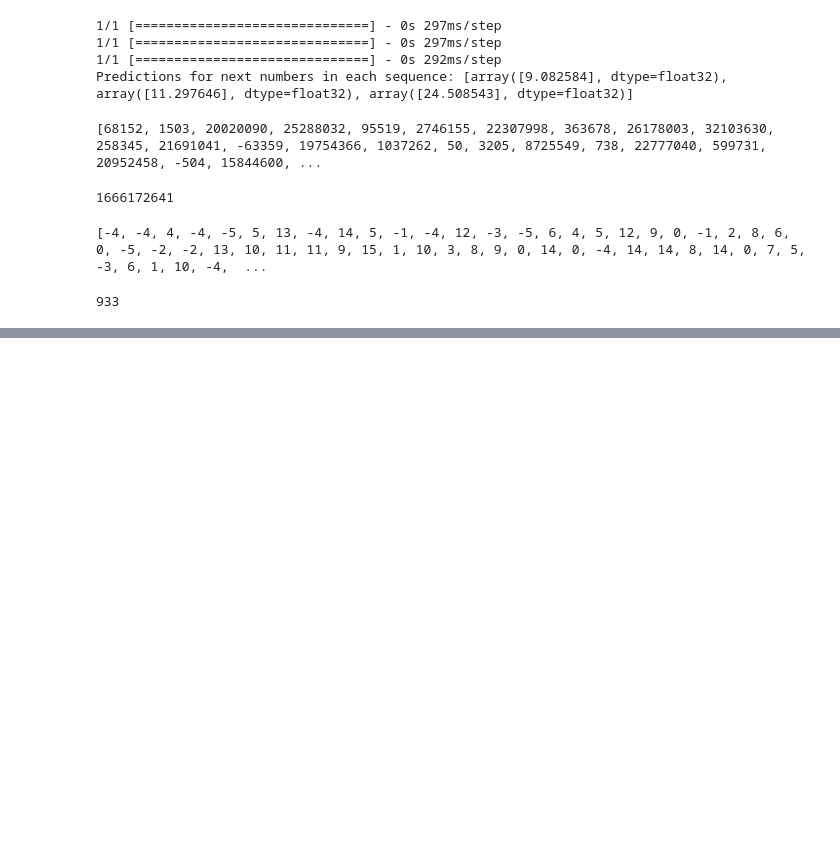
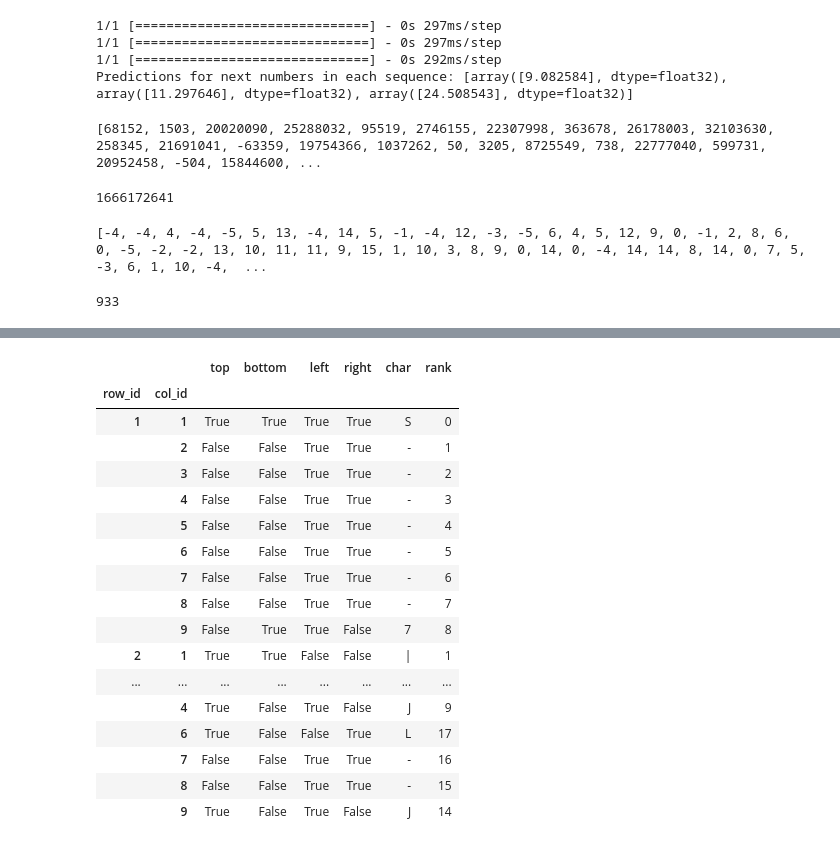
Before and after one commit to Orest02/AoC_2023, a Jupyter notebook: AoC2023.ipynb, the cells around one changed output, grey strips where cells are left out. Drawn from its saved outputs; the diff is of its cells as text; code cells hidden in the pictures; blank space fills up the shorter version.

```diff
--- a/AoC2023.ipynb
+++ b/AoC2023.ipynb
@@ -991,0 +1239,24 @@ sum(predicted_vals)
+# %%
+dot_rows = df[df.char == '.'].index.get_level_values("row_id").values
+dot_cols = df[df.char == '.'].index.get_level_values("col_id").values
+
+df.loc[df.index.get_level_values("row_id").isin(dot_rows[dot_rows > 0] -1) & df.index.get_level_values("col_id").isin(dot_cols[dot_rows >0]) & df["rank"].notna(), :]
+# %% [output]
+|  |  | top | bottom | left | right | char | rank |
+| row_id | col_id |  |  |  |  |  |  |
+| 1 | 1 | True | True | True | True | S | 0 |
+|  | 2 | False | False | True | True | - | 1 |
+|  | 3 | False | False | True | True | - | 2 |
+|  | 4 | False | False | True | True | - | 3 |
+|  | 5 | False | False | True | True | - | 4 |
+|  | 6 | False | False | True | True | - | 5 |
+|  | 7 | False | False | True | True | - | 6 |
+|  | 8 | False | False | True | True | - | 7 |
+|  | 9 | False | True | True | False | 7 | 8 |
+| 2 | 1 | True | True | False | False | | | 1 |
+| ... | ... | ... | ... | ... | ... | ... | ... |
+|  | 4 | True | False | True | False | J | 9 |
+|  | 6 | True | False | False | True | L | 17 |
+|  | 7 | False | False | True | True | - | 16 |
+|  | 8 | False | False | True | True | - | 15 |
+|  | 9 | True | False | True | False | J | 14 |
```
Also changed, not shown: parts of 16 cells of this notebook.
